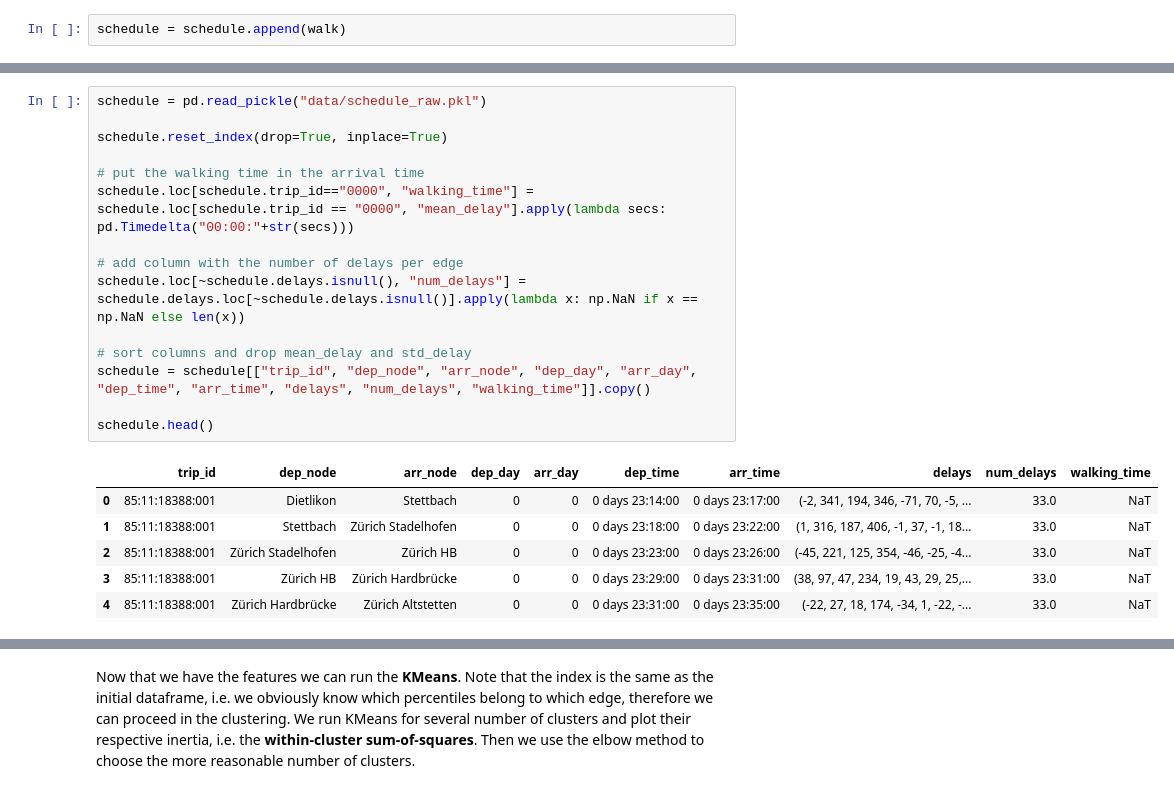
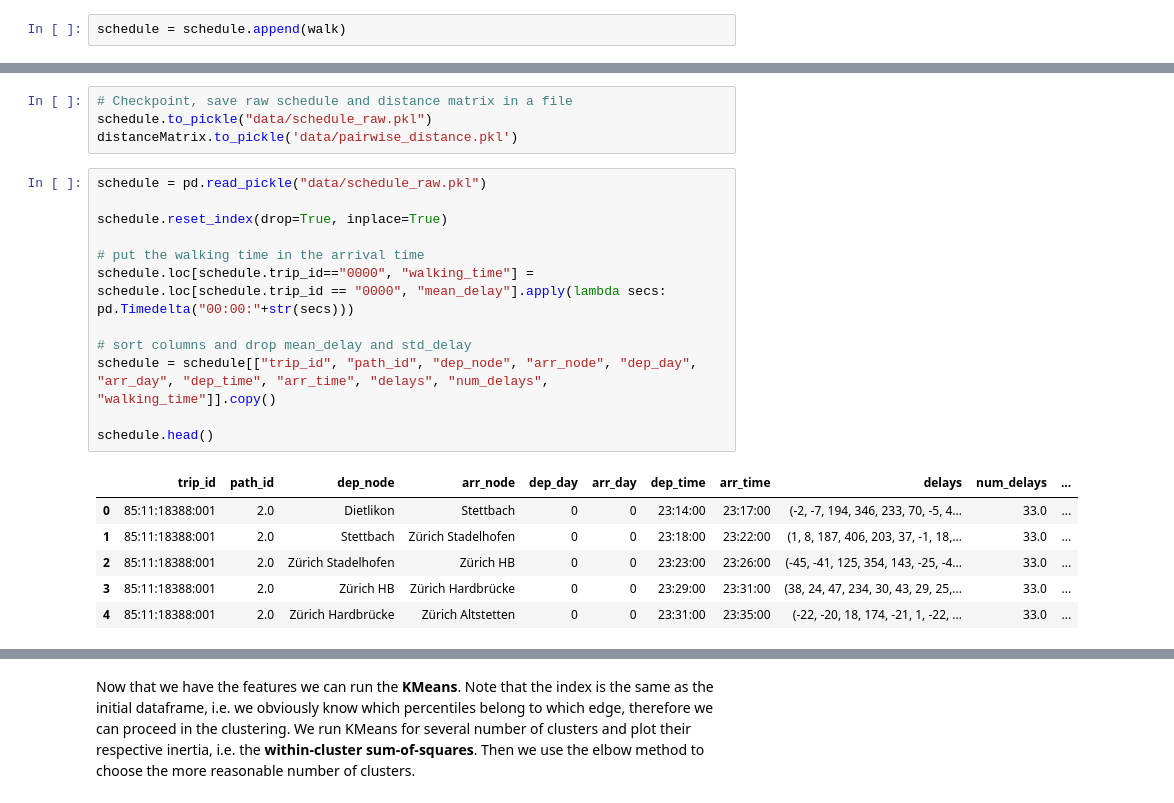
Before and after one commit to marcozov/journey_planning, a Jupyter notebook: FinalProject.ipynb, the cells around one changed output, grey strips where cells are left out. Saved outputs shown, nothing was run; the diff lists cells and outputs as text.

```diff
--- a/FinalProject.ipynb
+++ b/FinalProject.ipynb
@@ -350,22 +525,23 @@ schedule.to_pickle("data/schedule_raw.pkl")
+# %%
+# Checkpoint, save raw schedule and distance matrix in a file
+schedule.to_pickle("data/schedule_raw.pkl")
+distanceMatrix.to_pickle('data/pairwise_distance.pkl')
 # %%
 schedule = pd.read_pickle("data/schedule_raw.pkl")
 
 schedule.reset_index(drop=True, inplace=True)
 
 # put the walking time in the arrival time
 schedule.loc[schedule.trip_id=="0000", "walking_time"] = schedule.loc[schedule.trip_id == "0000", "mean_delay"].apply(lambda secs: pd.Timedelta("00:00:"+str(secs)))
 
-# add column with the number of delays per edge
-schedule.loc[~schedule.delays.isnull(), "num_delays"] = schedule.delays.loc[~schedule.delays.isnull()].apply(lambda x: np.NaN if x == np.NaN else len(x))
-
 # sort columns and drop mean_delay and std_delay
-schedule = schedule[["trip_id", "dep_node", "arr_node", "dep_day", "arr_day", "dep_time", "arr_time", "delays", "num_delays", "walking_time"]].copy()
+schedule = schedule[["trip_id", "path_id", "dep_node", "arr_node", "dep_day", "arr_day", "dep_time", "arr_time", "delays", "num_delays", "walking_time"]].copy()
 
 schedule.head()
 # %% [output]
-|  | trip_id | dep_node | arr_node | dep_day | arr_day | dep_time | arr_time | delays | num_delays | walking_time |
-| 0 | 85:11:18388:001 | Dietlikon | Stettbach | 0 | 0 | 0 days 23:14:00 | 0 days 23:17:00 | (-2, 341, 194, 346, -71, 70, -5, ... | 33.0 | NaT |
-| 1 | 85:11:18388:001 | Stettbach | Zürich Stadelhofen | 0 | 0 | 0 days 23:18:00 | 0 days 23:22:00 | (1, 316, 187, 406, -1, 37, -1, 18... | 33.0 | NaT |
-| 2 | 85:11:18388:001 | Zürich Stadelhofen | Zürich HB | 0 | 0 | 0 days 23:23:00 | 0 days 23:26:00 | (-45, 221, 125, 354, -46, -25, -4... | 33.0 | NaT |
-| 3 | 85:11:18388:001 | Zürich HB | Zürich Hardbrücke | 0 | 0 | 0 days 23:29:00 | 0 days 23:31:00 | (38, 97, 47, 234, 19, 43, 29, 25,... | 33.0 | NaT |
-| 4 | 85:11:18388:001 | Zürich Hardbrücke | Zürich Altstetten | 0 | 0 | 0 days 23:31:00 | 0 days 23:35:00 | (-22, 27, 18, 174, -34, 1, -22, -... | 33.0 | NaT |
+|  | trip_id | path_id | dep_node | arr_node | dep_day | arr_day | dep_time | arr_time | delays | num_delays | ... |
+| 0 | 85:11:18388:001 | 2.0 | Dietlikon | Stettbach | 0 | 0 | 23:14:00 | 23:17:00 | (-2, -7, 194, 346, 233, 70, -5, 4... | 33.0 | ... |
+| 1 | 85:11:18388:001 | 2.0 | Stettbach | Zürich Stadelhofen | 0 | 0 | 23:18:00 | 23:22:00 | (1, 8, 187, 406, 203, 37, -1, 18,... | 33.0 | ... |
+| 2 | 85:11:18388:001 | 2.0 | Zürich Stadelhofen | Zürich HB | 0 | 0 | 23:23:00 | 23:26:00 | (-45, -41, 125, 354, 143, -25, -4... | 33.0 | ... |
+| 3 | 85:11:18388:001 | 2.0 | Zürich HB | Zürich Hardbrücke | 0 | 0 | 23:29:00 | 23:31:00 | (38, 24, 47, 234, 30, 43, 29, 25,... | 33.0 | ... |
+| 4 | 85:11:18388:001 | 2.0 | Zürich Hardbrücke | Zürich Altstetten | 0 | 0 | 23:31:00 | 23:35:00 | (-22, -20, 18, 174, -21, 1, -22, ... | 33.0 | ... |
```
Also changed, not shown: parts of 76 cells of this notebook, 5 other files.
